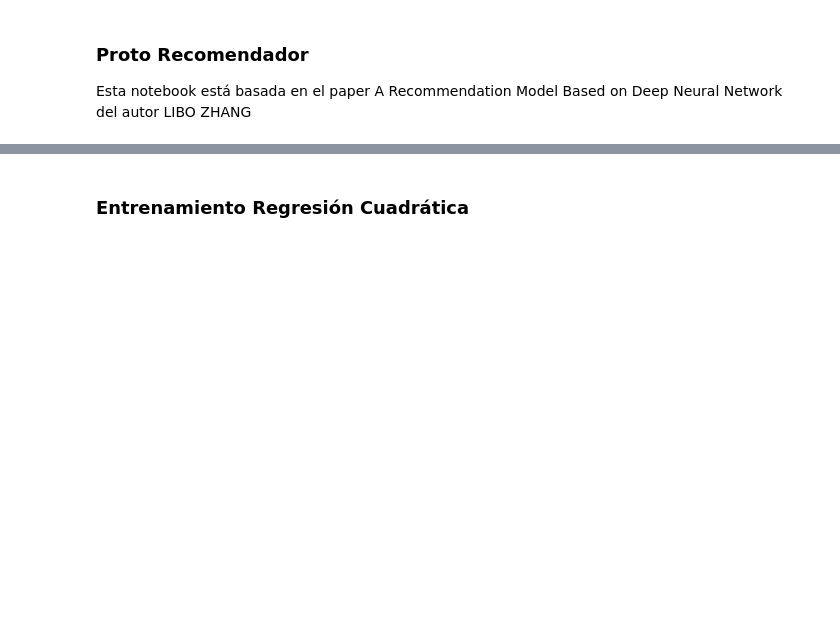
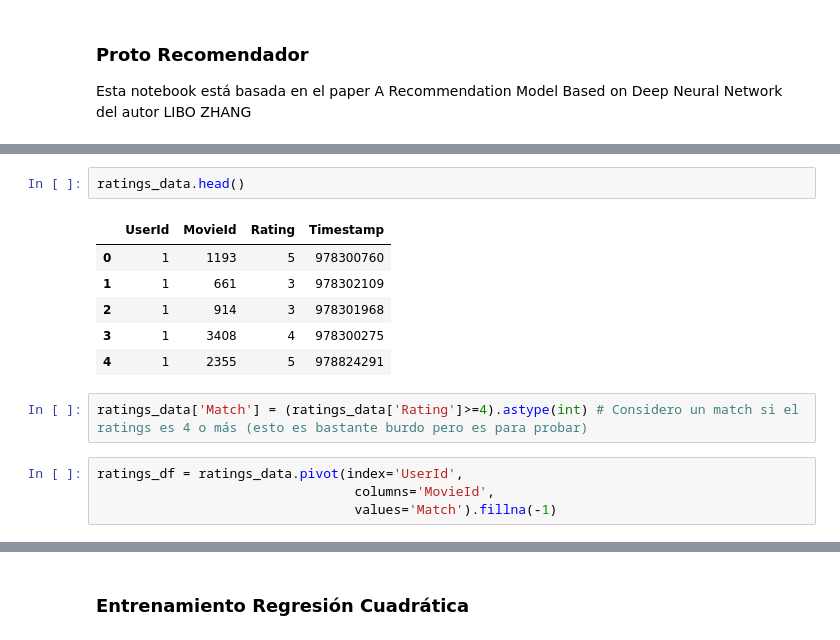
Before and after one commit to fvadell/recomendadorNN, a Jupyter notebook: proto_recomendador/ProtoRecomendador.ipynb, the cells around one changed output, grey strips where cells are left out. Drawn from its saved outputs; the diff is of its cells as text; blank space fills up the shorter version.

```diff
--- a/proto_recomendador/ProtoRecomendador.ipynb
+++ b/proto_recomendador/ProtoRecomendador.ipynb
@@ -158,0 +93,15 @@ z_broad = broadcast_0darray(z, times_x=n_users, times_y=n_items).shape
+# %%
+ratings_data.head()
+# %% [output]
+|  | UserId | MovieId | Rating | Timestamp |
+| 0 | 1 | 1193 | 5 | 978300760 |
+| 1 | 1 | 661 | 3 | 978302109 |
+| 2 | 1 | 914 | 3 | 978301968 |
+| 3 | 1 | 3408 | 4 | 978300275 |
+| 4 | 1 | 2355 | 5 | 978824291 |
+# %%
+ratings_data['Match'] = (ratings_data['Rating']>=4).astype(int) # Considero un match si el ratings es 4 o más (esto es bastante burdo pero es para probar)
+# %%
+ratings_df = ratings_data.pivot(index='UserId',
+                                 columns='MovieId',
+                                 values='Match').fillna(-1)
```
Also changed, not shown: parts of 33 cells of this notebook, 1 other file.
